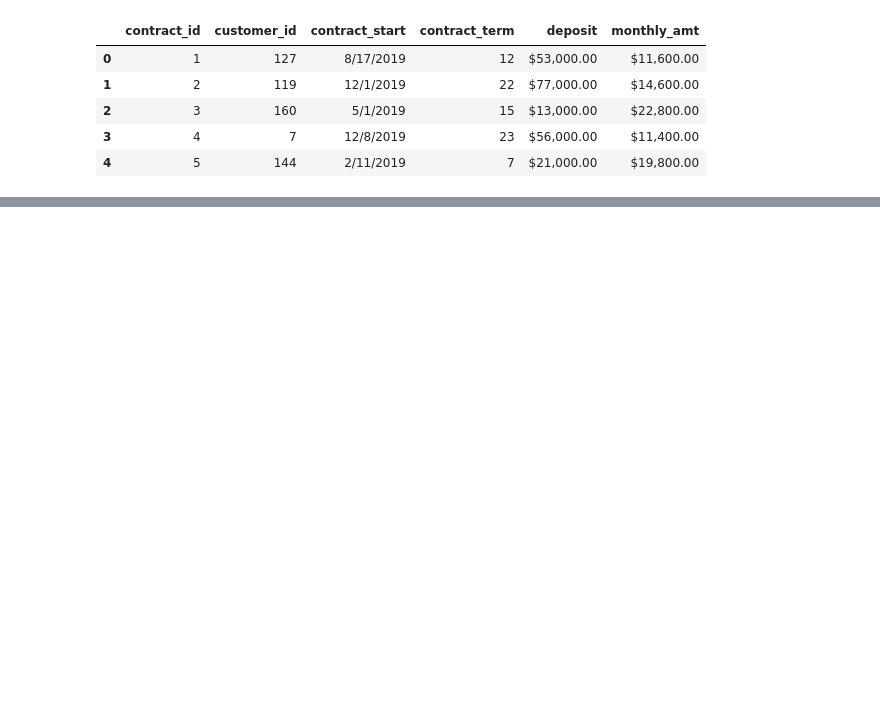
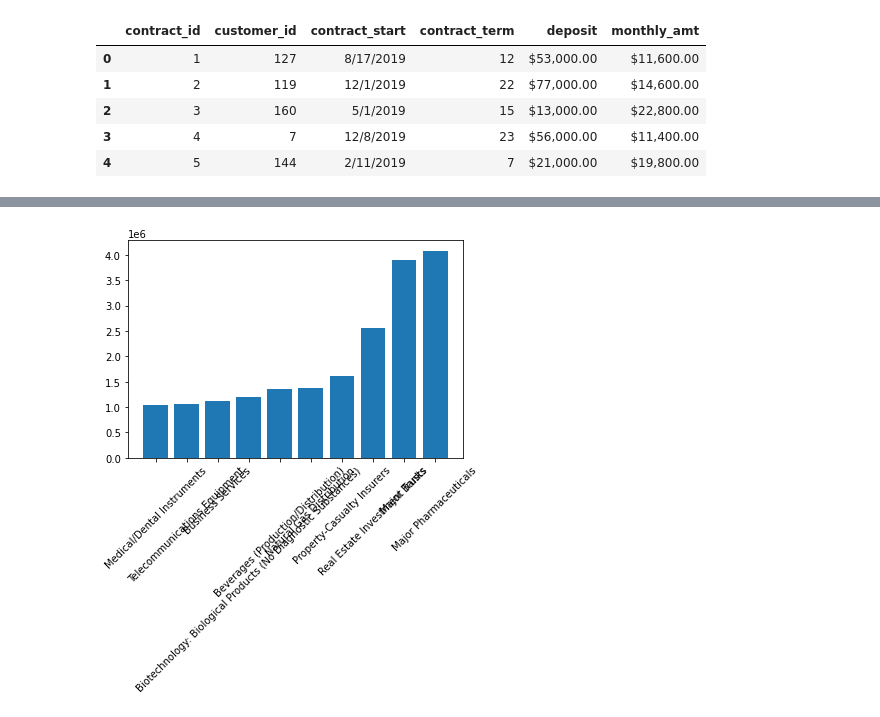
Before and after one commit to ianstone-edu/sales_analysis, a Jupyter notebook: notebooks/Contract Sales Analysis by State.ipynb, the cells around one changed output, grey strips where cells are left out. Saved outputs shown, nothing was run; the diff lists cells and outputs as text; code cells hidden in the pictures; blank space fills up the shorter version.

```diff
--- a/notebooks/Contract Sales Analysis by State.ipynb
+++ b/notebooks/Contract Sales Analysis by State.ipynb
@@ -34,0 +77,12 @@ df.head()
+# %%
+vis_df2 = vis_df2.sort_values('deposit').tail(10)
+# %%
+vis_df2.reset_index(inplace=True)
+# %%
+plt.bar(vis_df2['industry'], vis_df2['deposit'])
+plt.xticks(rotation=45)
+#.yaxis.set_major_formatter('${x:1.2f}')
+
+plt.show()
+# %% [output]
+[figure, added]
```
Also changed, not shown: parts of 8 cells of this notebook, 1 other file.
